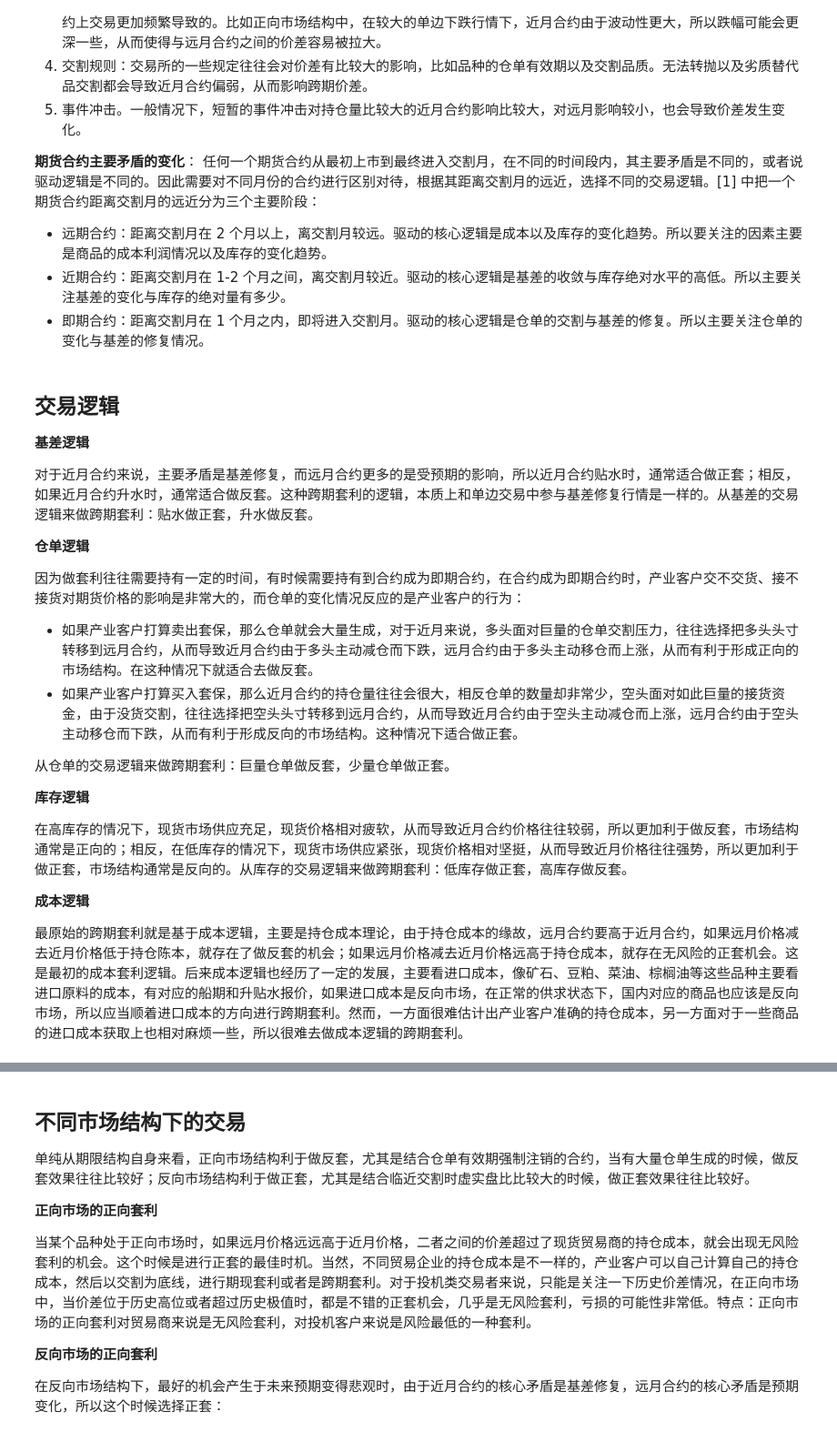
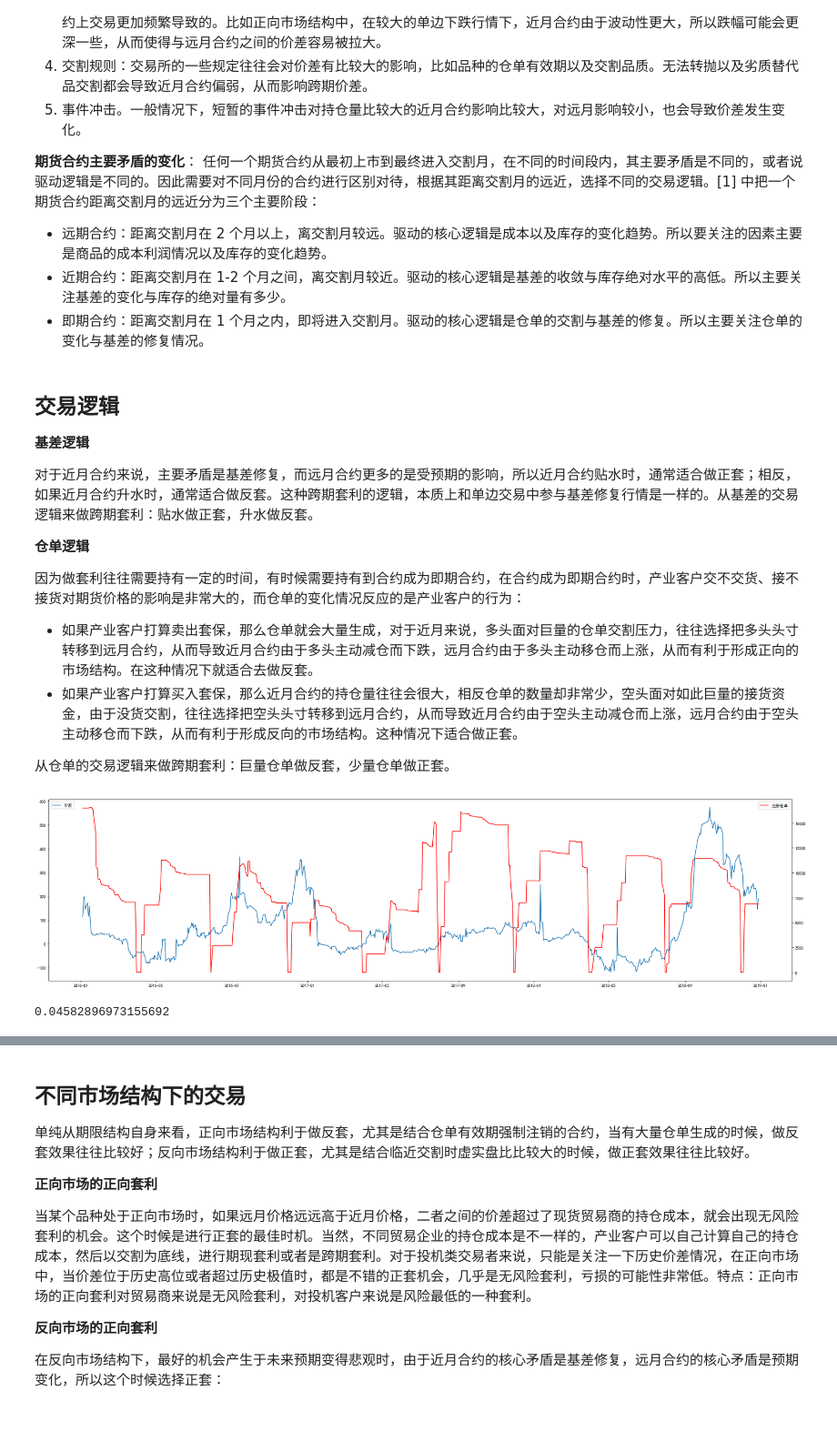
Before and after one commit to pyzeon/Research-2, a Jupyter notebook: 期货/期限结构.ipynb, the cells around one changed output, grey strips where cells are left out. Shown: that part at 91% size. Drawn from its saved outputs; the diff is of its cells as text; code cells hidden in the pictures.

```diff
--- a/期货/期限结构.ipynb
+++ b/期货/期限结构.ipynb
@@ -348,11 +348,23 @@ sm.graphics.tsa.plot_pacf(DiffRollYield, lags=60, ax=Axes[1, 2]);
 * 如果产业客户打算买入套保，那么近月合约的持仓量往往会很大，相反仓单的数量却非常少，空头面对如此巨量的接货资金，由于没货交割，往往选择把空头头寸转移到远月合约，从而导致近月合约由于空头主动减仓而上涨，远月合约由于空头主动移仓而下跌，从而有利于形成反向的市场结构。这种情况下适合做正套。
 
 从仓单的交易逻辑来做跨期套利：巨量仓单做反套，少量仓单做正套。
-
-**库存逻辑**
-
-在高库存的情况下，现货市场供应充足，现货价格相对疲软，从而导致近月合约价格往往较弱，所以更加利于做反套，市场结构通常是正向的；相反，在低库存的情况下，现货市场供应紧张，现货价格相对坚挺，从而导致近月价格往往强势，所以更加利于做正套，市场结构通常是反向的。从库存的交易逻辑来做跨期套利：低库存做正套，高库存做反套。
-
-**成本逻辑**
-
-最原始的跨期套利就是基于成本逻辑，主要是持仓成本理论，由于持仓成本的缘故，远月合约要高于近月合约，如果远月价格减去近月价格低于持仓陈本，就存在了做反套的机会；如果远月价格减去近月价格远高于持仓成本，就存在无风险的正套机会。这是最初的成本套利逻辑。后来成本逻辑也经历了一定的发展，主要看进口成本，像矿石、豆粕、菜油、棕榈油等这些品种主要看进口原料的成本，有对应的船期和升贴水报价，如果进口成本是反向市场，在正常的供求状态下，国内对应的商品也应该是反向市场，所以应当顺着进口成本的方向进行跨期套利。然而，一方面很难估计出产业客户准确的持仓成本，另一方面对于一些商品的进口成本获取上也相对麻烦一些，所以很难去做成本逻辑的跨期套利。
+# %%
+# 期货仓单
+TSDB = QS.FactorDB.TushareDB()
+TSDB.connect()
+RegistedInstock = TSDB.getTable("仓单日报").readData(factor_names=["今日仓单量"], ids=["M"], dts=DTs, args={"算子":np.nansum}).iloc[0,:,0].fillna(method="ffill")
+
+Fig, Axes = plt.subplots(1, 1, figsize=(32, 8))
+Axes.plot(DTs, CalendarSpread.values, label="价差")
+RAxis = Axes.twinx()
+RAxis.plot(DTs, RegistedInstock.values, color='r', label="注册仓单")
+Axes.legend(loc='upper left')
+RAxis.legend(loc='upper right');
+# %% [output]
+[figure, added]
+# %%
+# 仓单变化与月差变化的相关性
+
+np.corrcoef(np.diff(RegistedInstock.values), np.diff(CalendarSpread.values))[0,1]
+# %% [output]
+0.04582896973155692
```
Also changed, not shown: parts of 1 cell of this notebook, 4 other files.
